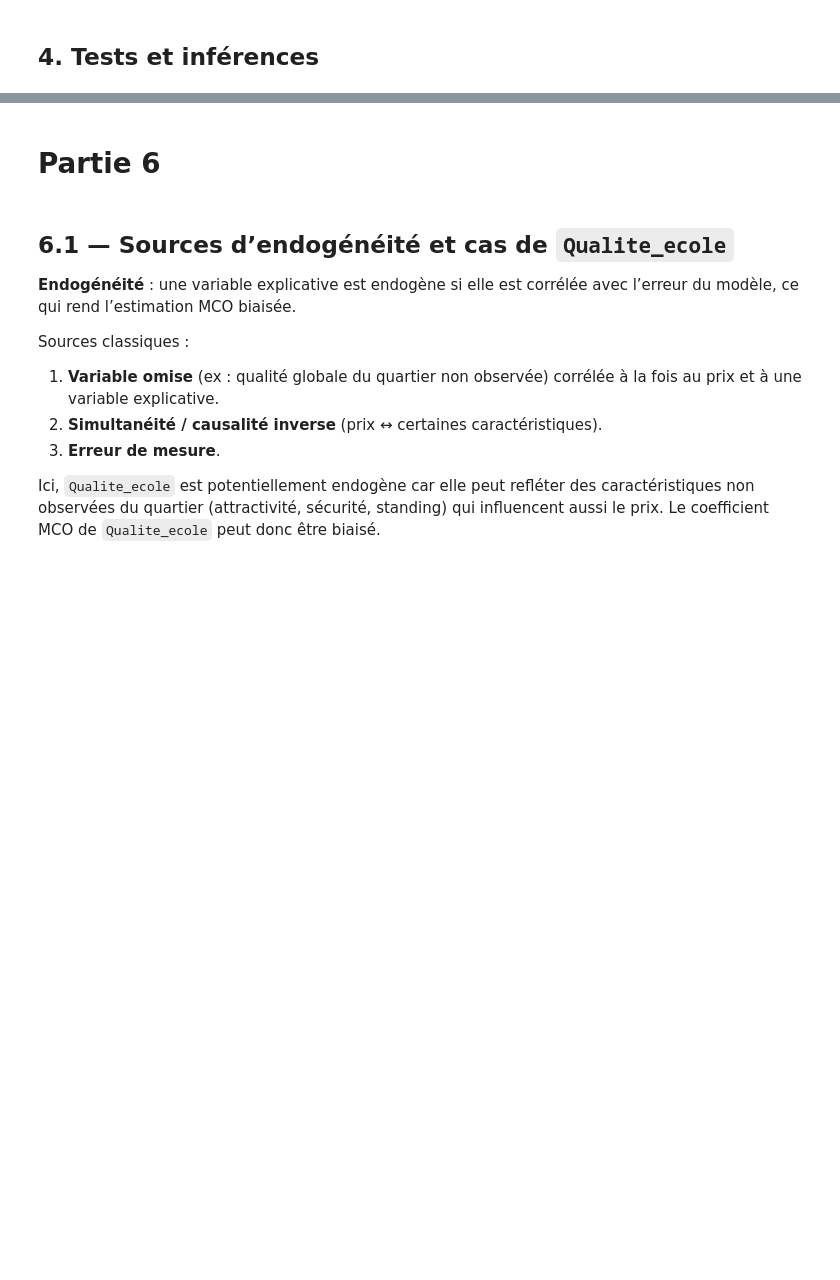
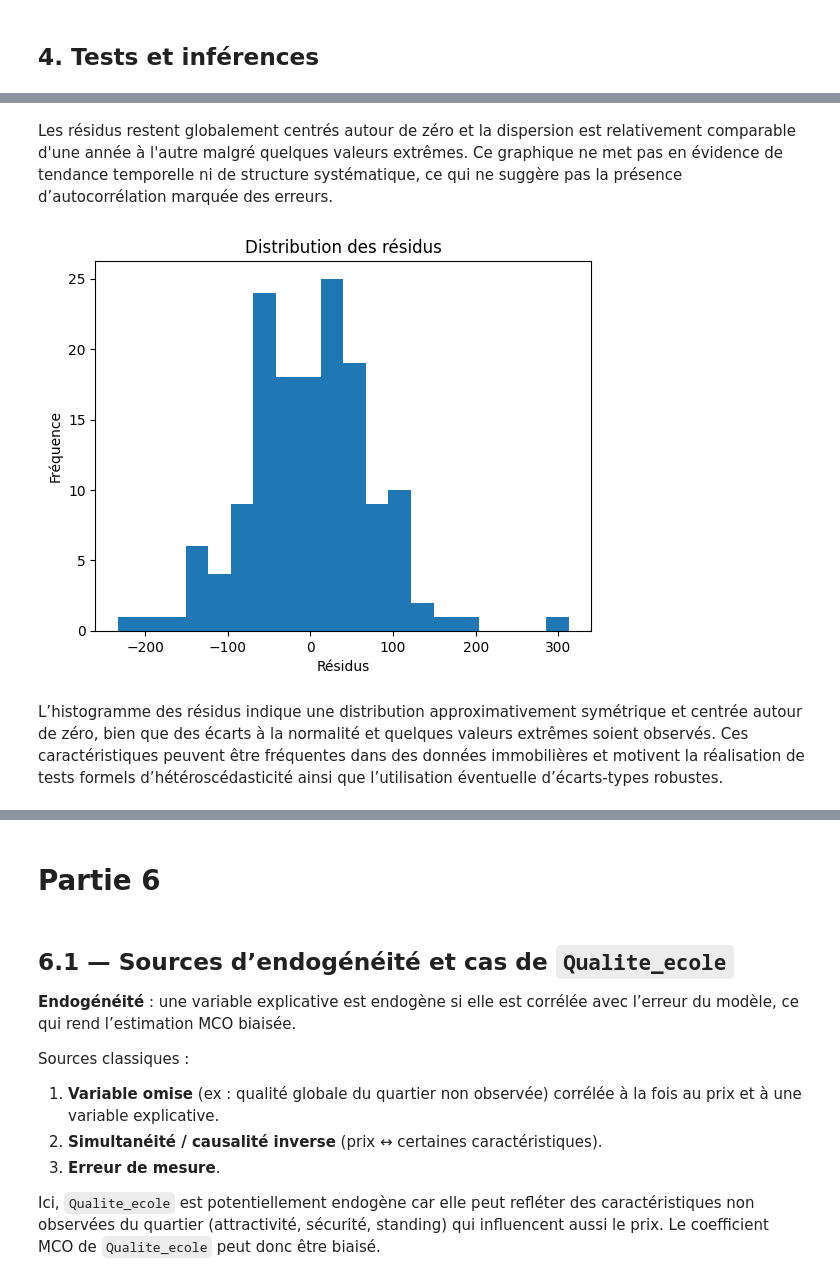
Before and after one commit to SIVAYANAMAPeraveena/Statistique, a Jupyter notebook: notebook.ipynb, the cells around one changed output, grey strips where cells are left out. Saved outputs shown, nothing was run; the diff lists cells and outputs as text; code cells hidden in the pictures; blank space fills up the shorter version.

```diff
--- a/notebook.ipynb
+++ b/notebook.ipynb
@@ -705,0 +880,15 @@ p-value (one-sided, H1: beta < 0) = 7.068721187320534e-18
+# %% [markdown]
+Les résidus restent globalement centrés autour de zéro et la dispersion est relativement comparable d'une année à l'autre malgré quelques valeurs extrêmes.
+Ce graphique ne met pas en évidence de tendance temporelle ni de structure systématique, ce qui ne suggère pas la présence d’autocorrélation marquée des erreurs.
+# %%
+# Histogramme des résidus
+plt.figure()
+plt.hist(residuals, bins=20)
+plt.xlabel("Résidus")
+plt.ylabel("Fréquence")
+plt.title("Distribution des résidus")
+plt.show()
+# %% [output]
+[figure, added]
+# %% [markdown]
+L’histogramme des résidus indique une distribution approximativement symétrique et centrée autour de zéro, bien que des écarts à la normalité et quelques valeurs extrêmes soient observés. Ces caractéristiques peuvent être fréquentes dans des données immobilières et motivent la réalisation de tests formels d’hétéroscédasticité ainsi que l’utilisation éventuelle d’écarts-types robustes.
```
Also changed, not shown: parts of 59 cells of this notebook.
